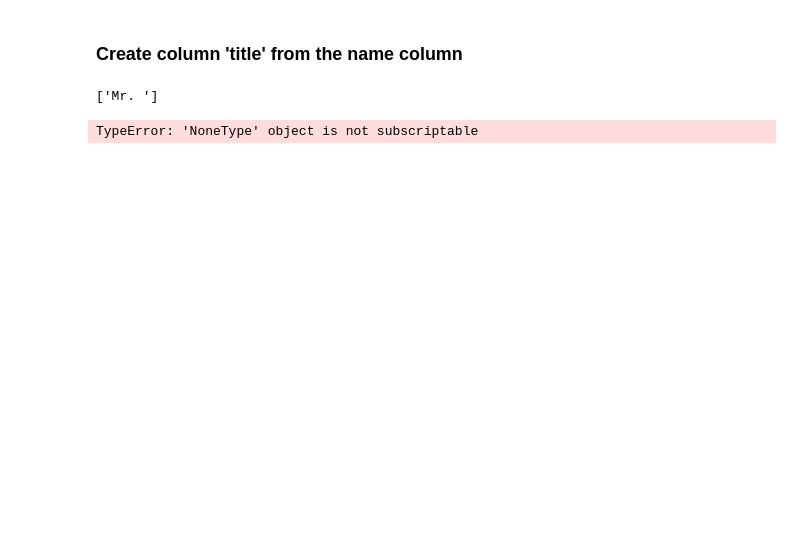
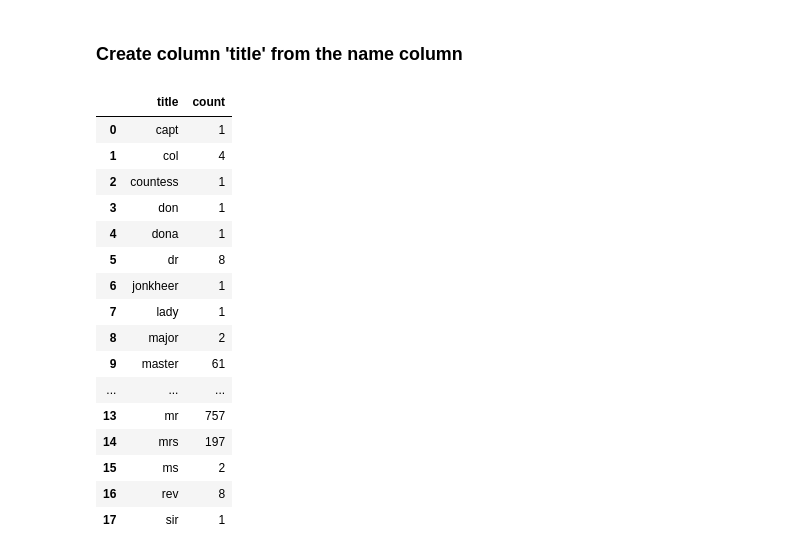
Before and after one commit to griffreichert/titanic-survival, a Jupyter notebook: titanic-survival.ipynb, the cells around one changed output. Saved outputs shown, nothing was run; the diff lists cells and outputs as text; code cells hidden in the pictures; blank space fills up the shorter version.

```diff
--- a/titanic-survival.ipynb
+++ b/titanic-survival.ipynb
@@ -443,13 +459,3 @@ train.head()
 | 5 | 0 | 3 | Allen, Mr. William Henry | male | 35.0 | 0 | 0 | 8.0500 | S | ... |
 # %% [markdown]
 ### Create column 'title' from the name column
-# %%
-string = "I am Mr. Jones"
-match = re.findall(r"\w+\. ", string)[0]
-print(match)
-# %% [output]
-['Mr. ']
-# %%
-train.name.apply(lambda x: re.search('\r\w+\.', x)[0])
-# %% [output]
-TypeError: 'NoneType' object is not subscriptable
@@ -455,0 +466,31 @@ TypeError: 'NoneType' object is not subscriptable
+# %%
+title_df = pd.merge(
+    train['title'].value_counts(),
+    test['title'].value_counts(),
+    how='outer',
+    left_index=True,
+    right_index=True
+).fillna(0).reset_index(level=0)
+title_df = title_df.rename(columns={'index':'title'})
+title_df['count'] = title_df['title_x'] + title_df['title_y']
+title_df['count'] = title_df['count'].astype(int)
+title_df = title_df.drop(columns=['title_x', 'title_y'])
+title_df
+# %% [output]
+|  | title | count |
+| 0 | capt | 1 |
+| 1 | col | 4 |
+| 2 | countess | 1 |
+| 3 | don | 1 |
+| 4 | dona | 1 |
+| 5 | dr | 8 |
+| 6 | jonkheer | 1 |
+| 7 | lady | 1 |
+| 8 | major | 2 |
+| 9 | master | 61 |
+| ... | ... | ... |
+| 13 | mr | 757 |
+| 14 | mrs | 197 |
+| 15 | ms | 2 |
+| 16 | rev | 8 |
+| 17 | sir | 1 |
```
Also changed, not shown: parts of 23 cells of this notebook.
